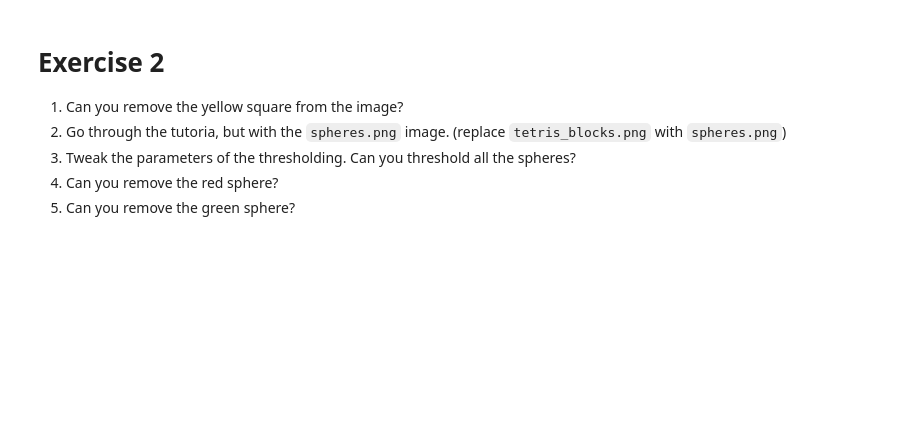
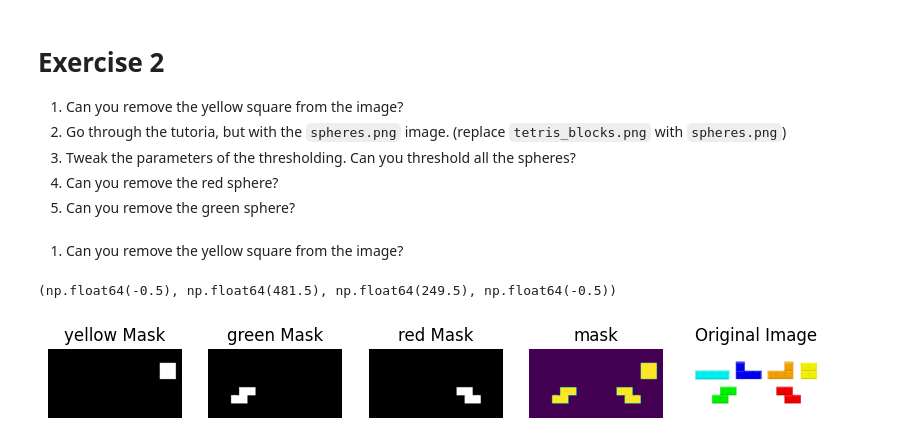
Before and after one commit to moskitoo/34759, a Jupyter notebook: week_1/Exercise 2.ipynb, the cells around one changed output. Saved outputs shown, nothing was run; the diff lists cells and outputs as text; code cells hidden in the pictures; blank space fills up the shorter version.

```diff
--- a/week_1/Exercise 2.ipynb
+++ b/week_1/Exercise 2.ipynb
@@ -85,3 +113,56 @@ plt.imshow(output)
 3. Tweak the parameters of the thresholding. Can you threshold all the spheres?
 4. Can you remove the red sphere?
 5. Can you remove the green sphere?
+# %% [markdown]
+1. Can you remove the yellow square from the image?
+# %%
+diff_r = np.abs(image[:,:,0] - 190)
+diff_g = np.abs(image[:,:,1] - 190)
+diff_b = np.abs(image[:,:,2] - 0)
+
+diff_r_green = np.abs(image[:,:,0] - 0)
+diff_g_green = np.abs(image[:,:,1] - 190)
+diff_b_green = np.abs(image[:,:,2] - 0)
+
+diff_r_red = np.abs(image[:,:,0] - 190)
+diff_g_red = np.abs(image[:,:,1] - 0)
+diff_b_red = np.abs(image[:,:,2] - 0)
+
+threshold = 65
+
+yellow_mask = (diff_r < threshold) & (diff_g < threshold) & (diff_b < threshold)
+green_mask = (diff_r_green < threshold) & (diff_g_green < threshold) & (diff_b_green < threshold)
+red_mask = (diff_r_red < threshold) & (diff_g_red < threshold) & (diff_b_red < threshold)
+
+masks = [yellow_mask, green_mask, red_mask]
+
+mask = np.sum(masks, axis=0)
+
+mask.clip(0, 255).astype(np.uint8)
+
+fig, axs = plt.subplots(1, 5, figsize=(10, 5))
+
+# Display the first image
+axs[0].imshow(yellow_mask, cmap='gray')  # Use cmap='gray' if apple_mask is a binary mask
+axs[0].set_title('yellow Mask')
+axs[0].axis('off')  # Turn off axis
+
+axs[1].imshow(green_mask, cmap='gray')  # Use cmap='gray' if apple_mask is a binary mask
+axs[1].set_title('green Mask')
+axs[1].axis('off')  # Turn off axis
+
+axs[2].imshow(red_mask, cmap='gray')  # Use cmap='gray' if apple_mask is a binary mask
+axs[2].set_title('red Mask')
+axs[2].axis('off')  # Turn off axis
+
+axs[3].imshow(mask)
+axs[3].set_title('mask')
+axs[3].axis('off')  # Turn off axis
+
+# Display the second image
+axs[4].imshow(image)
+axs[4].set_title('Original Image')
+axs[4].axis('off')  # Turn off axis
+# %% [output]
+(np.float64(-0.5), np.float64(481.5), np.float64(249.5), np.float64(-0.5))
+[figure, added]
```
Also changed, not shown: parts of 12 cells of this notebook, 3 other files.
